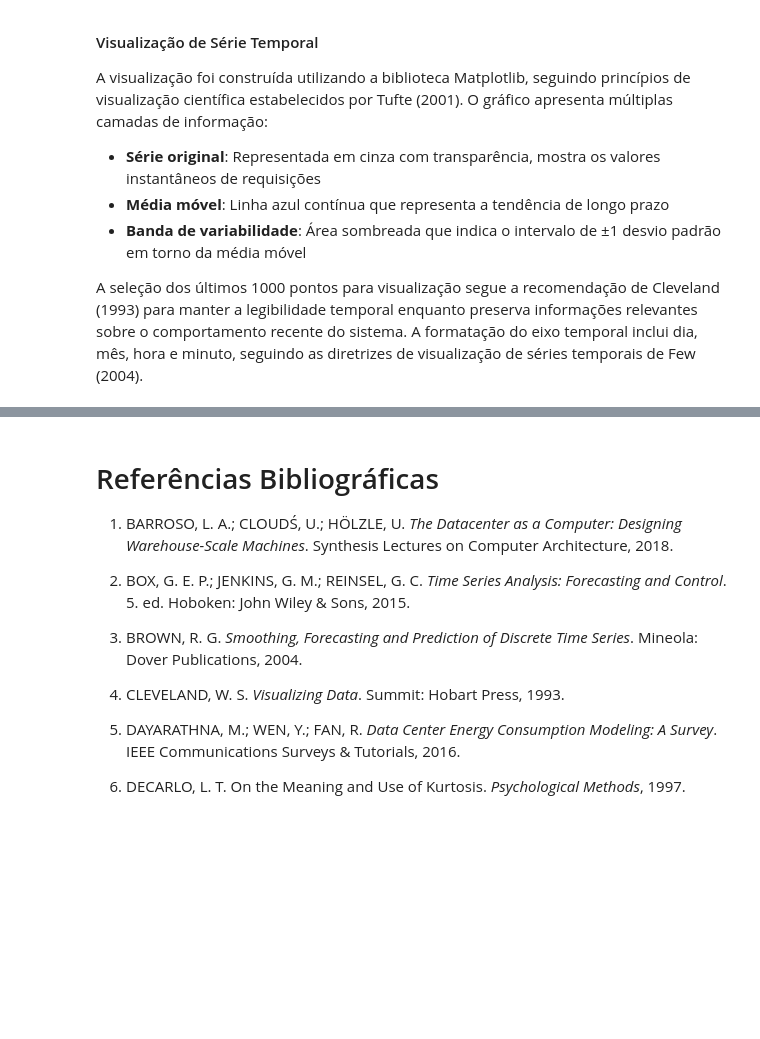
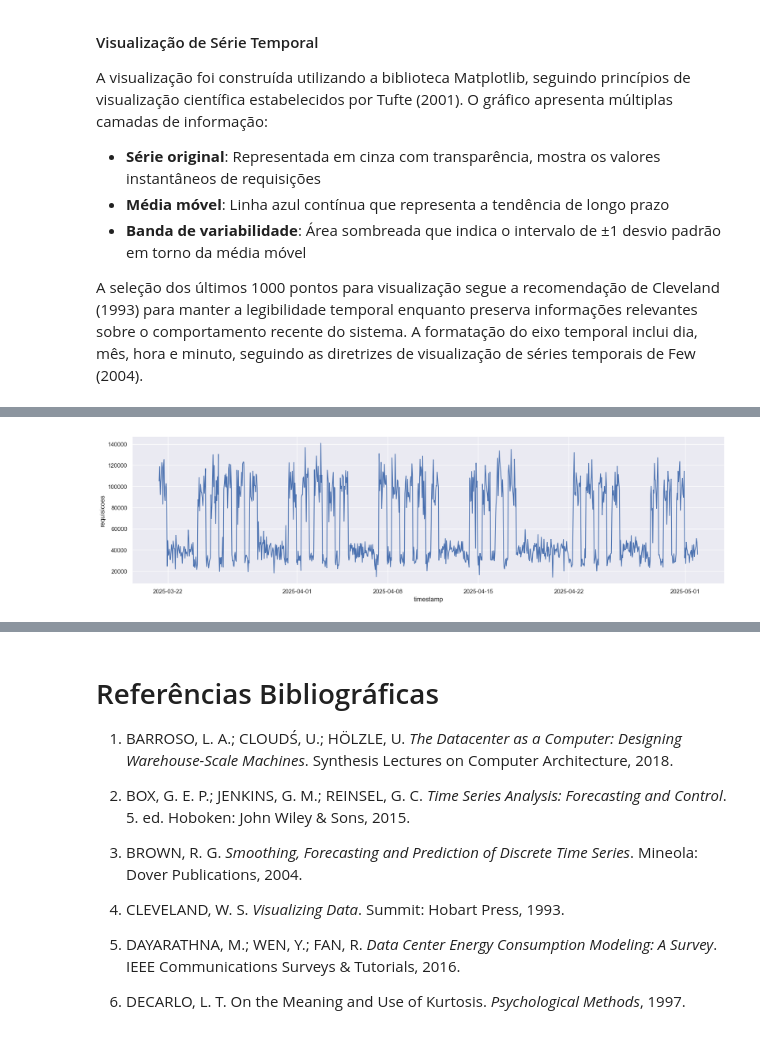
Before and after one commit to VKLac/-MAI5003-G1_Prob_Estatistica, a Jupyter notebook: 3-analise-exploratoria.ipynb, the cells around one changed output, grey strips where cells are left out. Cells and saved outputs as stored; diff of their text form; code cells hidden in the pictures; blank space fills up the shorter version.

```diff
--- a/3-analise-exploratoria.ipynb
+++ b/3-analise-exploratoria.ipynb
@@ -314,0 +345,7 @@ As áreas sombreadas indicam o intervalo de variação esperada para as requisi
+# %%
+# Ver como se comporta a variável alvo (reqs) ao longo do tempo
+plt.figure(figsize = (20,5))
+sns.lineplot(data = df_last_1000, x = "timestamp", y = "requisicoes")
+plt.show()
+# %% [output]
+[figure, added]
```
Also changed, not shown: parts of 14 cells of this notebook.
